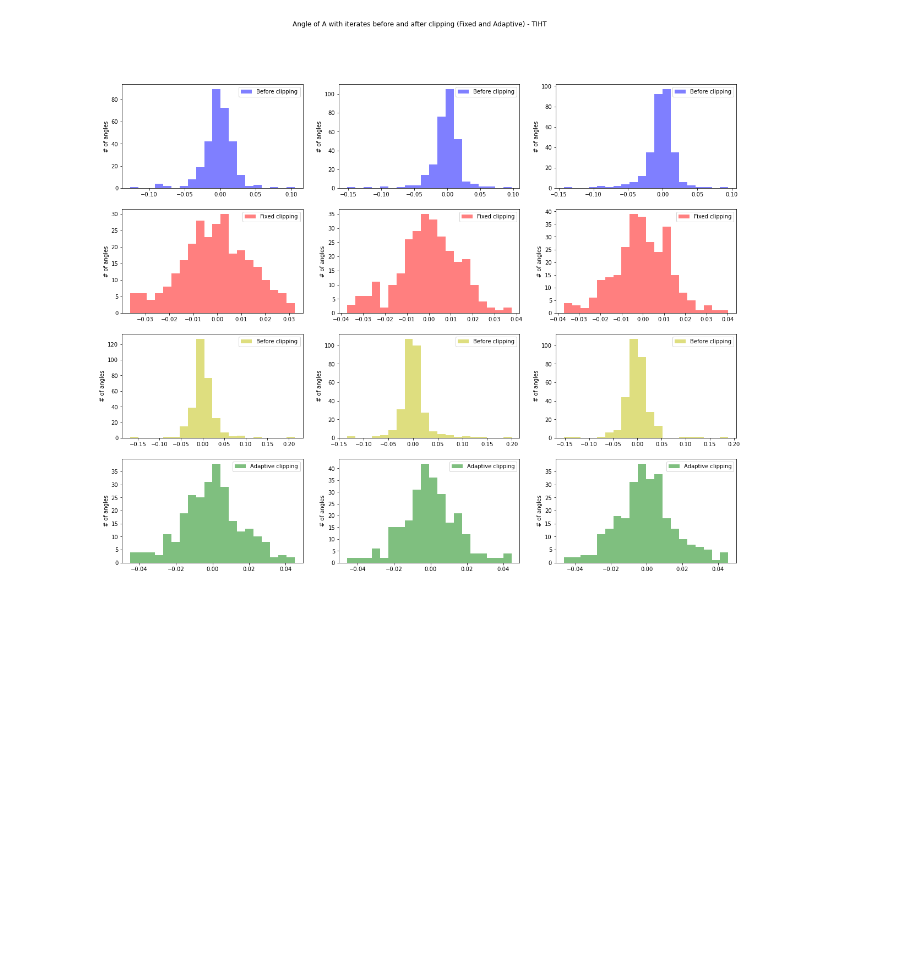
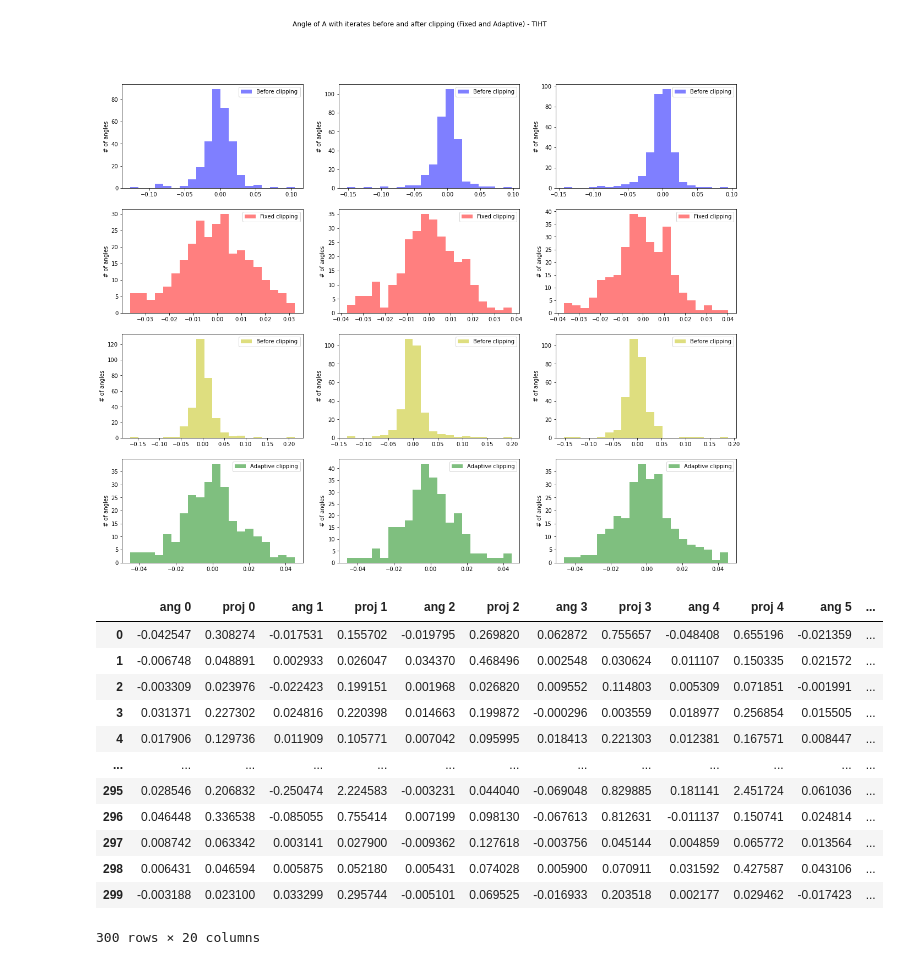
Before and after one commit to shambhavi-suri/Tensor-Recovery, a Jupyter notebook: Toy Example-RABK.ipynb, the cells around one changed output. Drawn from its saved outputs; the diff is of its cells as text; code cells hidden in the pictures; blank space fills up the shorter version.

Commit message:
Added alg. for removing rows with large projns

```diff
--- a/Toy Example-RABK.ipynb
+++ b/Toy Example-RABK.ipynb
@@ -1118,3 +1118,23 @@ for j in range(103):
         ax.set( ylabel='# of angles')
 # %% [output]
 [figure]
+# %%
+##################################################################
+######### Inferring Coherence from Kaczmarz Projection ###########
+##################################################################
+
+def proj_vals(A,b,x_it):
+
+    error = np.zeros(itr)
+    m = np.shape(A)[0]
+
+    n = np.shape(X)
+
+    proj = []
+
+    for j in range(m): #Inner iteration for Kaczmarz updates
+        a = A[j,:]
+        proj_val = x_it + gamma*(b[j] - a@x_it)*a/(np.linalg.norm(a)**2)
+        proj = proj + [np.linalg.norm(proj_val-x_it)]
+
+    return proj
@@ -1120,0 +1191,20 @@ for j in range(103):
+# %%
+#######################################################################
+########## Convergence by removing high proj values ###################
+#######################################################################
+
+data
+# %% [output]
+|  | ang 0 | proj 0 | ang 1 | proj 1 | ang 2 | proj 2 | ang 3 | proj 3 | ang 4 | proj 4 | ang 5 | ... |
+| 0 | -0.042547 | 0.308274 | -0.017531 | 0.155702 | -0.019795 | 0.269820 | 0.062872 | 0.755657 | -0.048408 | 0.655196 | -0.021359 | ... |
+| 1 | -0.006748 | 0.048891 | 0.002933 | 0.026047 | 0.034370 | 0.468496 | 0.002548 | 0.030624 | 0.011107 | 0.150335 | 0.021572 | ... |
+| 2 | -0.003309 | 0.023976 | -0.022423 | 0.199151 | 0.001968 | 0.026820 | 0.009552 | 0.114803 | 0.005309 | 0.071851 | -0.001991 | ... |
+| 3 | 0.031371 | 0.227302 | 0.024816 | 0.220398 | 0.014663 | 0.199872 | -0.000296 | 0.003559 | 0.018977 | 0.256854 | 0.015505 | ... |
+| 4 | 0.017906 | 0.129736 | 0.011909 | 0.105771 | 0.007042 | 0.095995 | 0.018413 | 0.221303 | 0.012381 | 0.167571 | 0.008447 | ... |
+| ... | ... | ... | ... | ... | ... | ... | ... | ... | ... | ... | ... | ... |
+| 295 | 0.028546 | 0.206832 | -0.250474 | 2.224583 | -0.003231 | 0.044040 | -0.069048 | 0.829885 | 0.181141 | 2.451724 | 0.061036 | ... |
+| 296 | 0.046448 | 0.336538 | -0.085055 | 0.755414 | 0.007199 | 0.098130 | -0.067613 | 0.812631 | -0.011137 | 0.150741 | 0.024814 | ... |
+| 297 | 0.008742 | 0.063342 | 0.003141 | 0.027900 | -0.009362 | 0.127618 | -0.003756 | 0.045144 | 0.004859 | 0.065772 | 0.013564 | ... |
+| 298 | 0.006431 | 0.046594 | 0.005875 | 0.052180 | 0.005431 | 0.074028 | 0.005900 | 0.070911 | 0.031592 | 0.427587 | 0.043106 | ... |
+| 299 | -0.003188 | 0.023100 | 0.033299 | 0.295744 | -0.005101 | 0.069525 | -0.016933 | 0.203518 | 0.002177 | 0.029462 | -0.017423 | ... |
+300 rows × 20 columns
```
Also changed, not shown: parts of 12 cells of this notebook.
